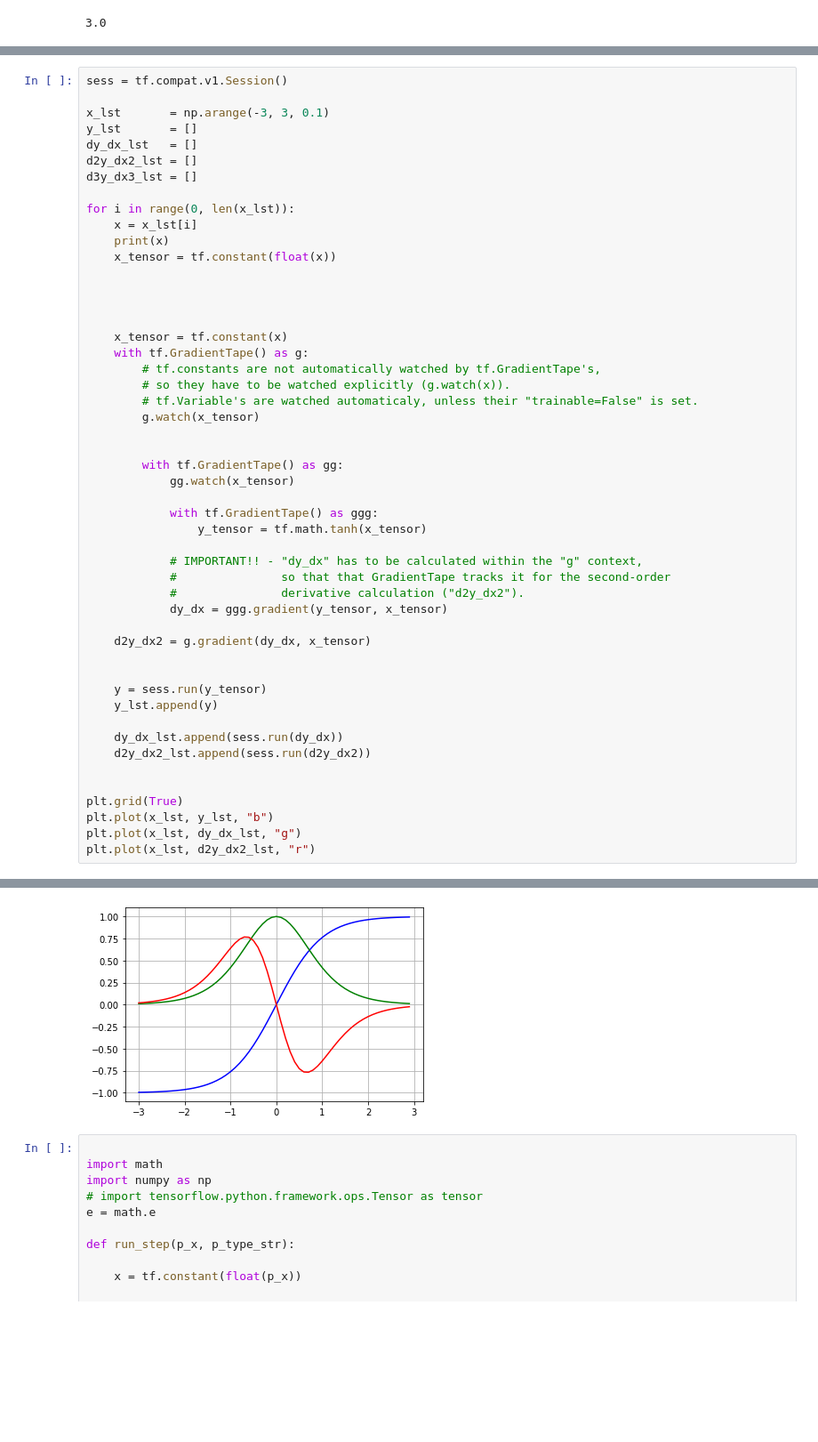
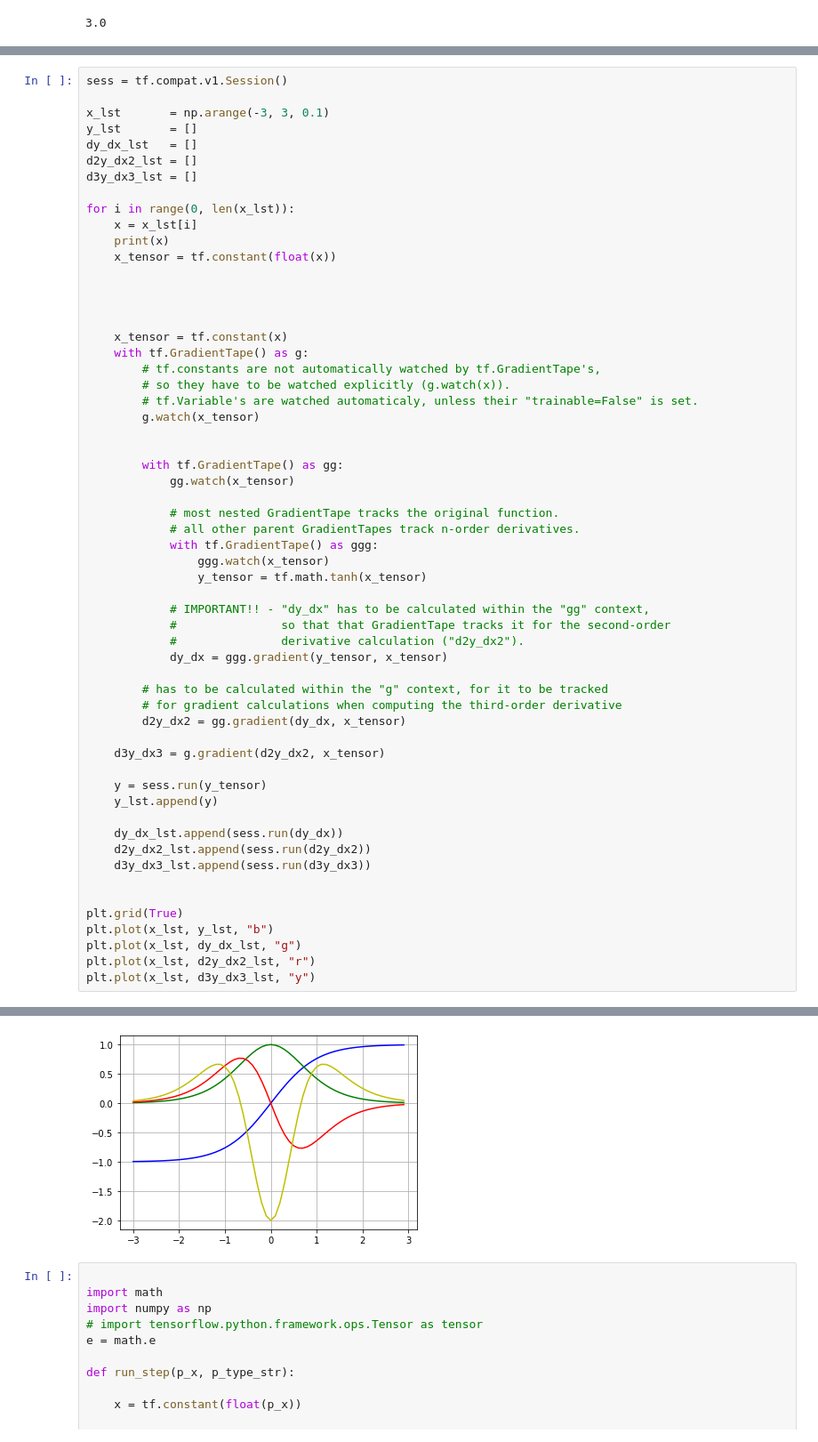
Before and after one commit to mm-ten/reinforcer, a Jupyter notebook: TF_gradient_tape.ipynb, the cells around one changed output, grey strips where cells are left out. Shown at 89% size. Drawn from its saved outputs; the diff is of its cells as text; blank space fills up the shorter version.

Commit message:
added a recursive function for computing N-th derivative using TF GradietTape

```diff
--- a/TF_gradient_tape.ipynb
+++ b/TF_gradient_tape.ipynb
@@ -42,28 +108,36 @@ for i in range(0, len(x_lst)):
         with tf.GradientTape() as gg:
             gg.watch(x_tensor)
 
+            # most nested GradientTape tracks the original function.
+            # all other parent GradientTapes track n-order derivatives.
             with tf.GradientTape() as ggg:
+                ggg.watch(x_tensor)
                 y_tensor = tf.math.tanh(x_tensor)
 
-            # IMPORTANT!! - "dy_dx" has to be calculated within the "g" context,
+            # IMPORTANT!! - "dy_dx" has to be calculated within the "gg" context,
             #               so that that GradientTape tracks it for the second-order
             #               derivative calculation ("d2y_dx2").
             dy_dx = ggg.gradient(y_tensor, x_tensor)
 
-    d2y_dx2 = g.gradient(dy_dx, x_tensor)
+        # has to be calculated within the "g" context, for it to be tracked
+        # for gradient calculations when computing the third-order derivative
+        d2y_dx2 = gg.gradient(dy_dx, x_tensor)
 
+    d3y_dx3 = g.gradient(d2y_dx2, x_tensor)
 
     y = sess.run(y_tensor)
     y_lst.append(y)
 
     dy_dx_lst.append(sess.run(dy_dx))
     d2y_dx2_lst.append(sess.run(d2y_dx2))
+    d3y_dx3_lst.append(sess.run(d3y_dx3))
 
 
 plt.grid(True)
 plt.plot(x_lst, y_lst, "b")
 plt.plot(x_lst, dy_dx_lst, "g")
 plt.plot(x_lst, d2y_dx2_lst, "r")
+plt.plot(x_lst, d3y_dx3_lst, "y")
 # %% [output]
 -3.0
 -2.9
@@ -85,5 +159,5 @@ plt.plot(x_lst, d2y_dx2_lst, "r")
 [<matplotlib.lines.Line2D at 0x...>]
-[figure, old version]
+[figure, new version]
 # %%
 
 import math
```
Also changed, not shown: parts of 3 cells of this notebook.
